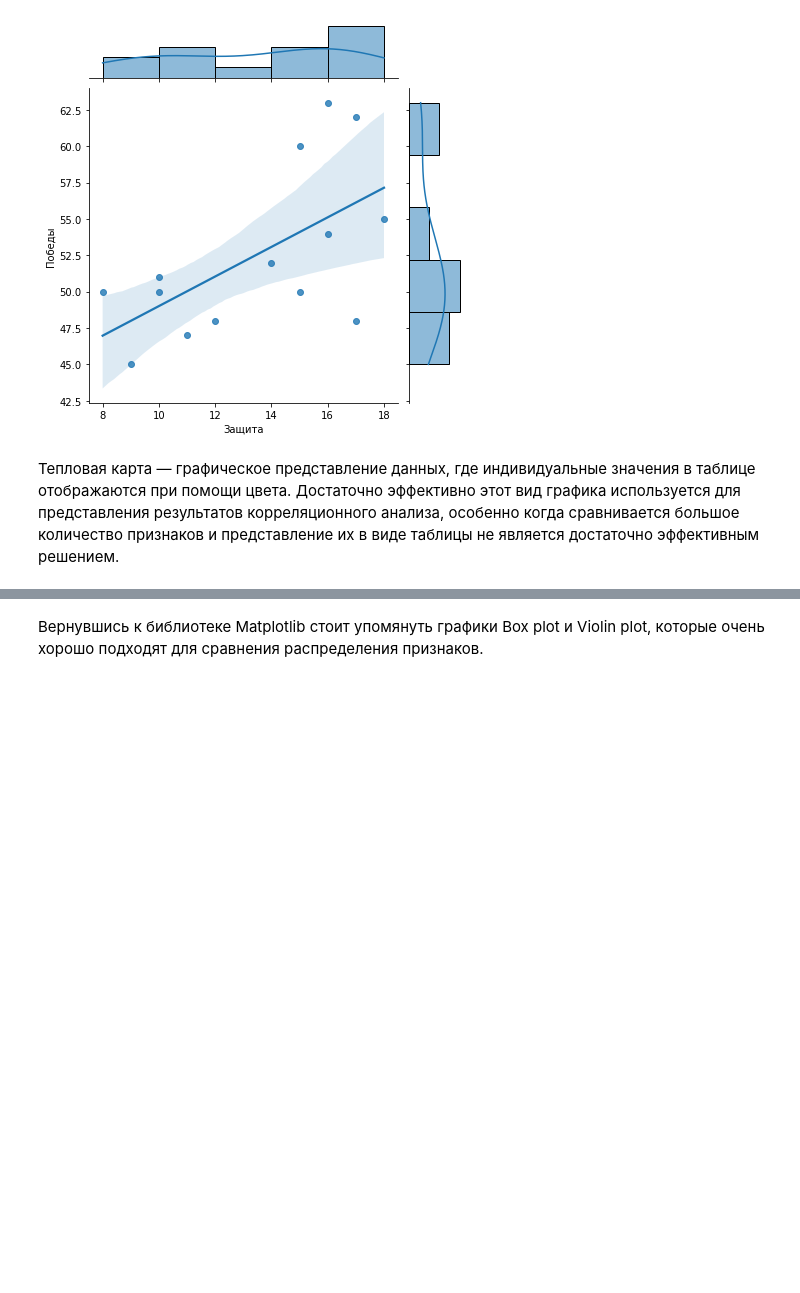
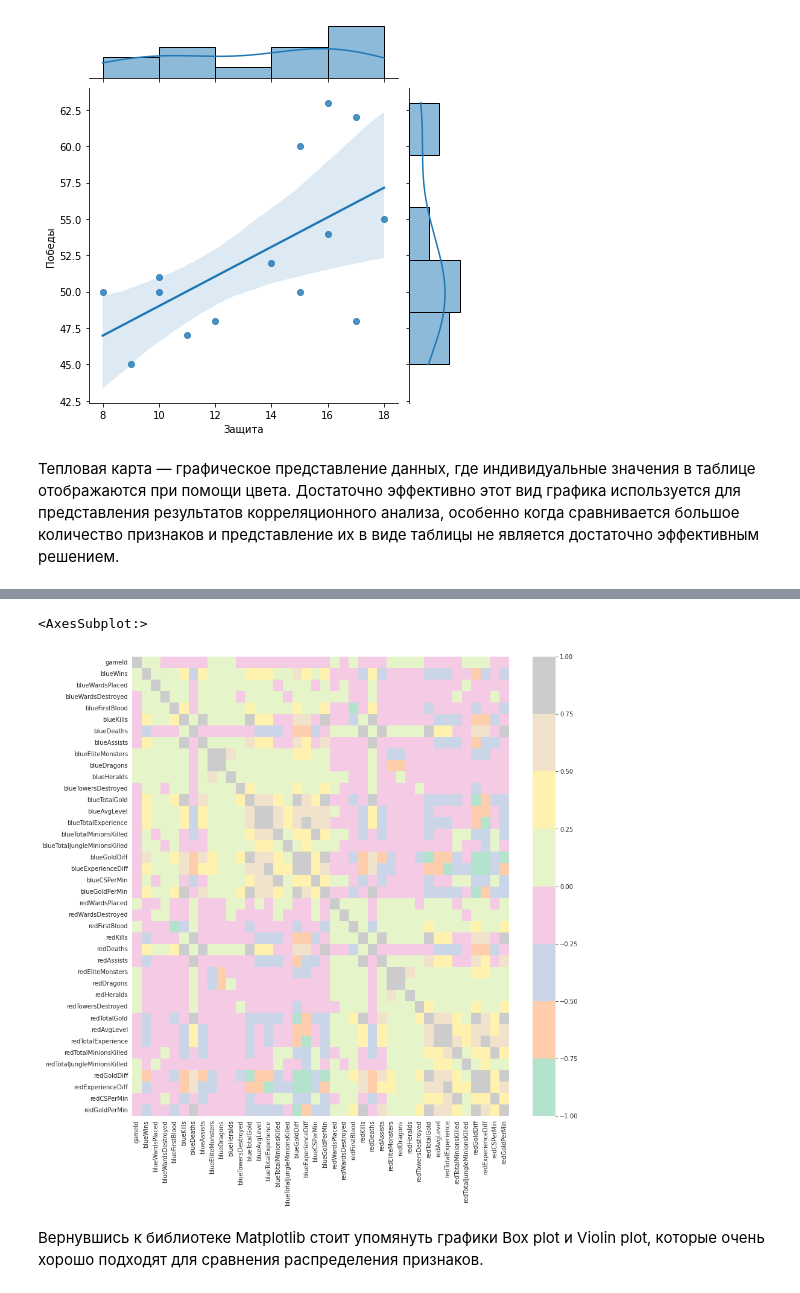
Before and after one commit to vn322/Synergy_DBM_301_CS, a Jupyter notebook: Matplotlib_Seaborn.ipynb, the cells around one changed output, grey strips where cells are left out. Drawn from its saved outputs; the diff is of its cells as text; code cells hidden in the pictures; blank space fills up the shorter version.

```diff
--- a/Matplotlib_Seaborn.ipynb
+++ b/Matplotlib_Seaborn.ipynb
@@ -415,0 +406,2 @@ sns.heatmap(df.corr(), annot = True, cmap= 'Pastel2')
+# %%
+lol = pd.read_csv('https://raw.githubusercontent.com/vn322/Sport-University/main/esport/high_diamond_ranked_10min.csv')
@@ -416,3 +426,9 @@ sns.heatmap(df.corr(), annot = True, cmap= 'Pastel2')
+# %%
+fig, ax = plt.subplots(figsize=(14, 14))
+sns.heatmap(lol.corr(),  cmap= 'Pastel2')
+# %% [output]
+<AxesSubplot:>
+[figure, added]
 # %% [markdown]
 Вернувшись к библиотеке Matplotlib стоит упомянуть графики Box plot и Violin plot, которые очень хорошо подходят для сравнения распределения признаков.
 # %% [markdown]
```
Also changed, not shown: parts of 14 cells of this notebook.
